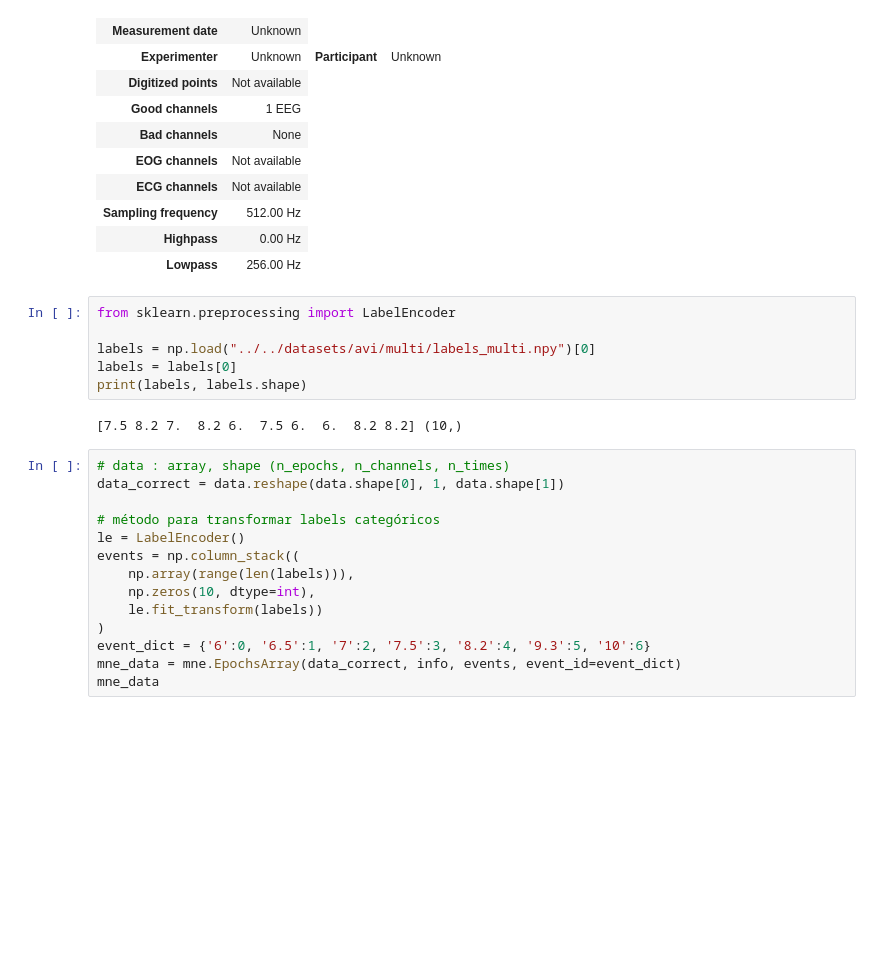
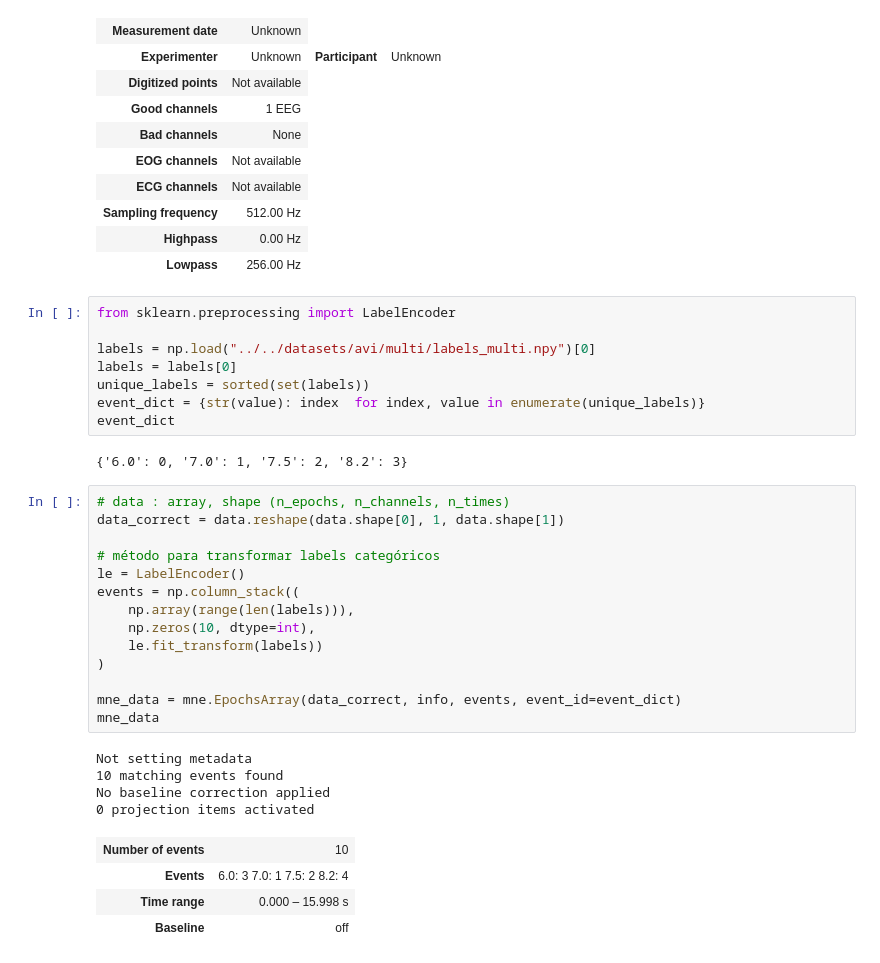
Before and after one commit to JessePires/tutoriais, a Jupyter notebook: SSVEP/src/avi_multitarget/preprocessing.ipynb, the cells around one changed output. Drawn from its saved outputs; the diff is of its cells as text; blank space fills up the shorter version.

```diff
--- a/SSVEP/src/avi_multitarget/preprocessing.ipynb
+++ b/SSVEP/src/avi_multitarget/preprocessing.ipynb
@@ -103,23 +103,34 @@ from sklearn.preprocessing import LabelEncoder
 
 labels = np.load("../../datasets/avi/multi/labels_multi.npy")[0]
 labels = labels[0]
-print(labels, labels.shape)
+unique_labels = sorted(set(labels))
+event_dict = {str(value): index  for index, value in enumerate(unique_labels)}
+event_dict
 # %% [output]
-[7.5 8.2 7.  8.2 6.  7.5 6.  6.  8.2 8.2] (10,)
+{'6.0': 0, '7.0': 1, '7.5': 2, '8.2': 3}
 # %%
 # data : array, shape (n_epochs, n_channels, n_times)
 data_correct = data.reshape(data.shape[0], 1, data.shape[1])
 
 # método para transformar labels categóricos
 le = LabelEncoder()
 events = np.column_stack((
     np.array(range(len(labels))),
     np.zeros(10, dtype=int),
     le.fit_transform(labels))
 )
-event_dict = {'6':0, '6.5':1, '7':2, '7.5':3, '8.2':4, '9.3':5, '10':6}
+
 mne_data = mne.EpochsArray(data_correct, info, events, event_id=event_dict)
 mne_data
+# %% [output]
+Not setting metadata
+10 matching events found
+No baseline correction applied
+0 projection items activated
+| Number of events | 10 |
+| Events | 6.0: 3 7.0: 1 7.5: 2 8.2: 4 |
+| Time range | 0.000 – 15.998 s |
+| Baseline | off |
 # %%
 
 import warnings
```
Also changed, not shown: parts of 1 cell of this notebook.
